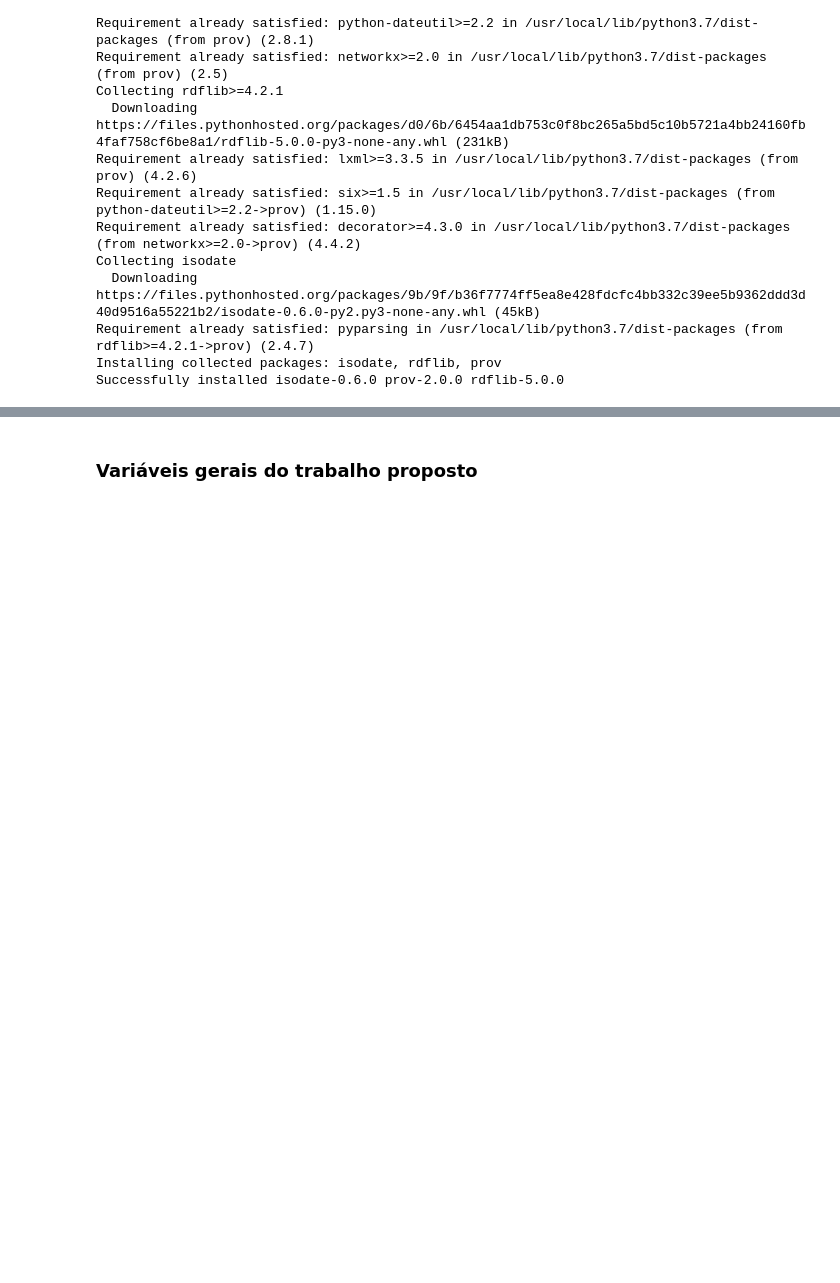
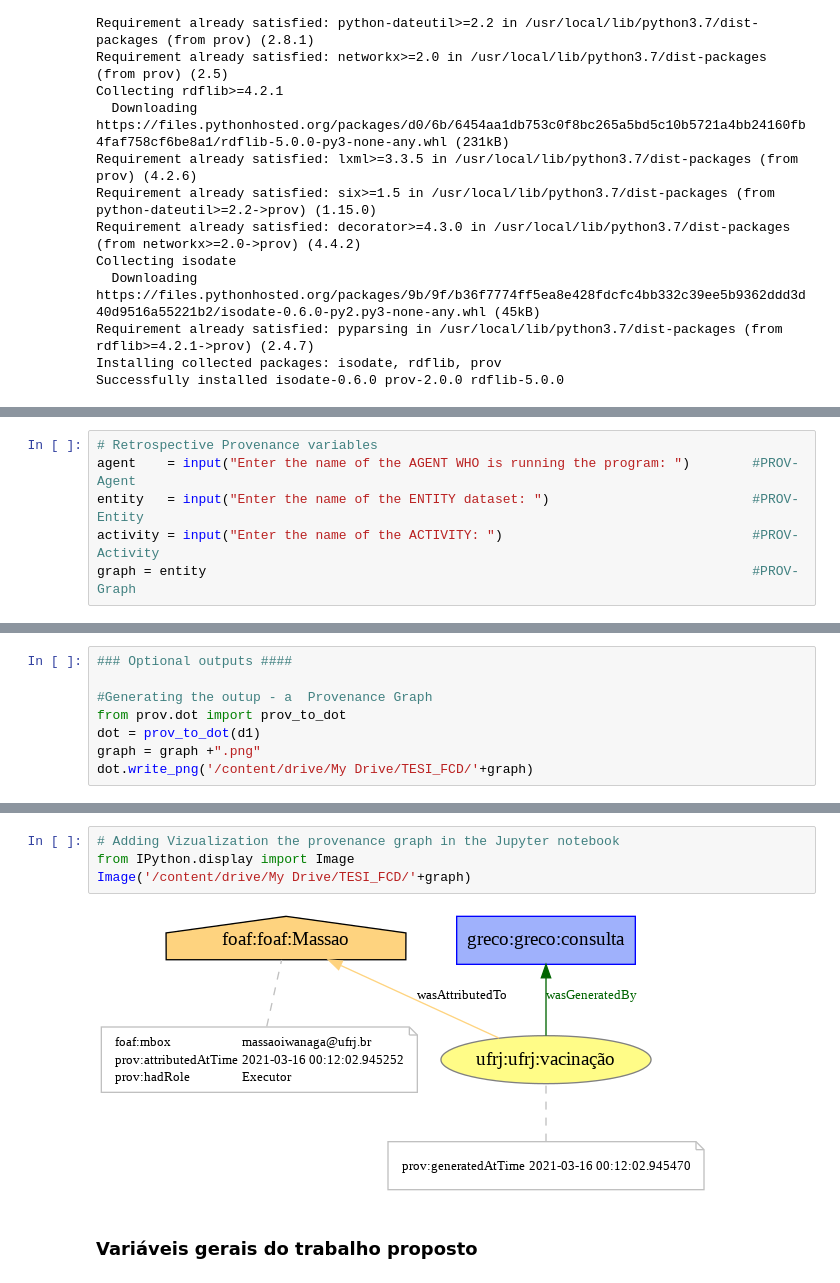
Before and after one commit to massaoiwanaga/topespsi, a Jupyter notebook: TESI_VAC_COVID.ipynb, the cells around one changed output, grey strips where cells are left out. Cells and saved outputs as stored; diff of their text form; blank space fills up the shorter version.

```diff
--- a/TESI_VAC_COVID.ipynb
+++ b/TESI_VAC_COVID.ipynb
@@ -42,0 +51,6 @@ Successfully installed isodate-0.6.0 prov-2.0.0 rdflib-5.0.0
+# %%
+# Retrospective Provenance variables
+agent    = input("Enter the name of the AGENT WHO is running the program: ")        #PROV-Agent
+entity   = input("Enter the name of the ENTITY dataset: ")                          #PROV-Entity
+activity = input("Enter the name of the ACTIVITY: ")                                #PROV-Activity
+graph = entity                                                                      #PROV-Graph
@@ -42,0 +99,8 @@ Successfully installed isodate-0.6.0 prov-2.0.0 rdflib-5.0.0
+# %%
+### Optional outputs ####
+
+#Generating the outup - a  Provenance Graph
+from prov.dot import prov_to_dot
+dot = prov_to_dot(d1)
+graph = graph +".png"
+dot.write_png('/content/drive/My Drive/TESI_FCD/'+graph)
@@ -43,3 +158,9 @@ Successfully installed isodate-0.6.0 prov-2.0.0 rdflib-5.0.0
+# %%
+# Adding Vizualization the provenance graph in the Jupyter notebook
+from IPython.display import Image
+Image('/content/drive/My Drive/TESI_FCD/'+graph)
+# %% [output]
+[figure, added]
 # %% [markdown]
 ### Variáveis gerais do trabalho proposto
 # %%
```
Also changed, not shown: parts of 10 cells of this notebook.
